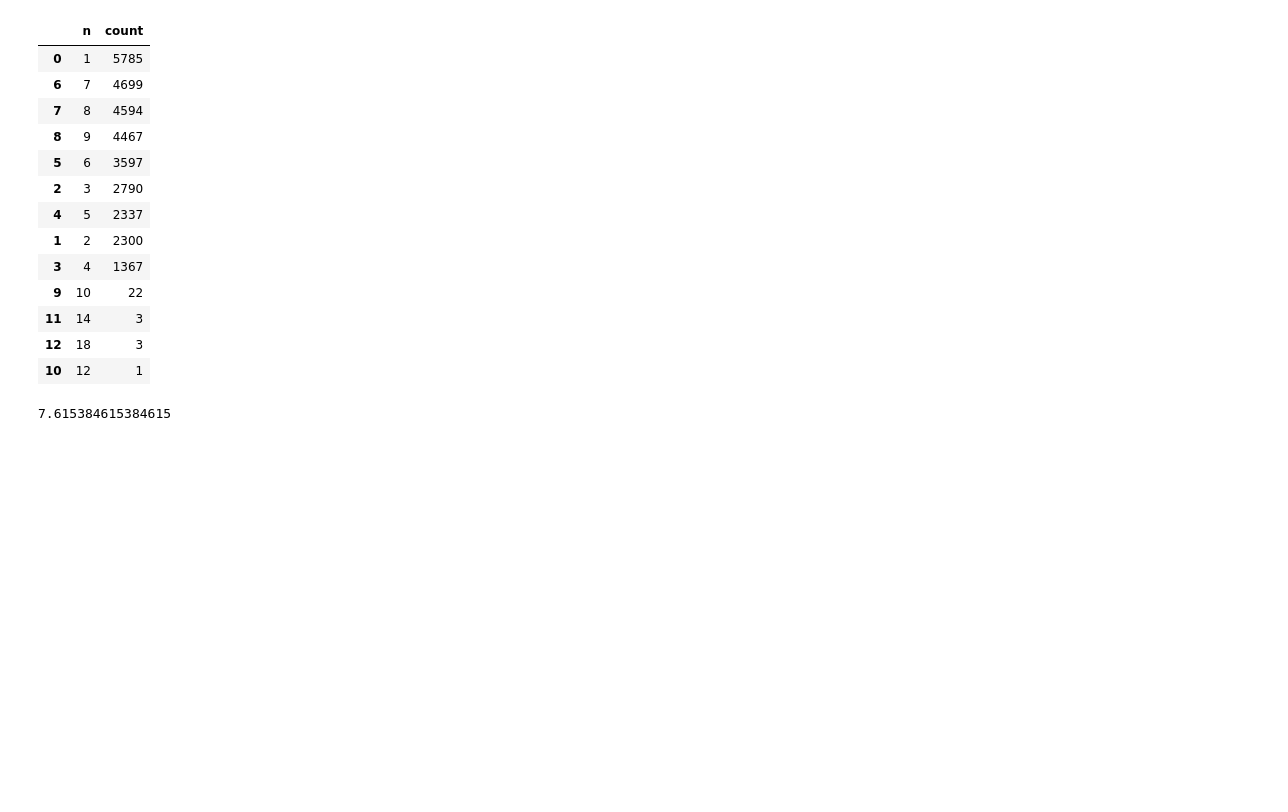
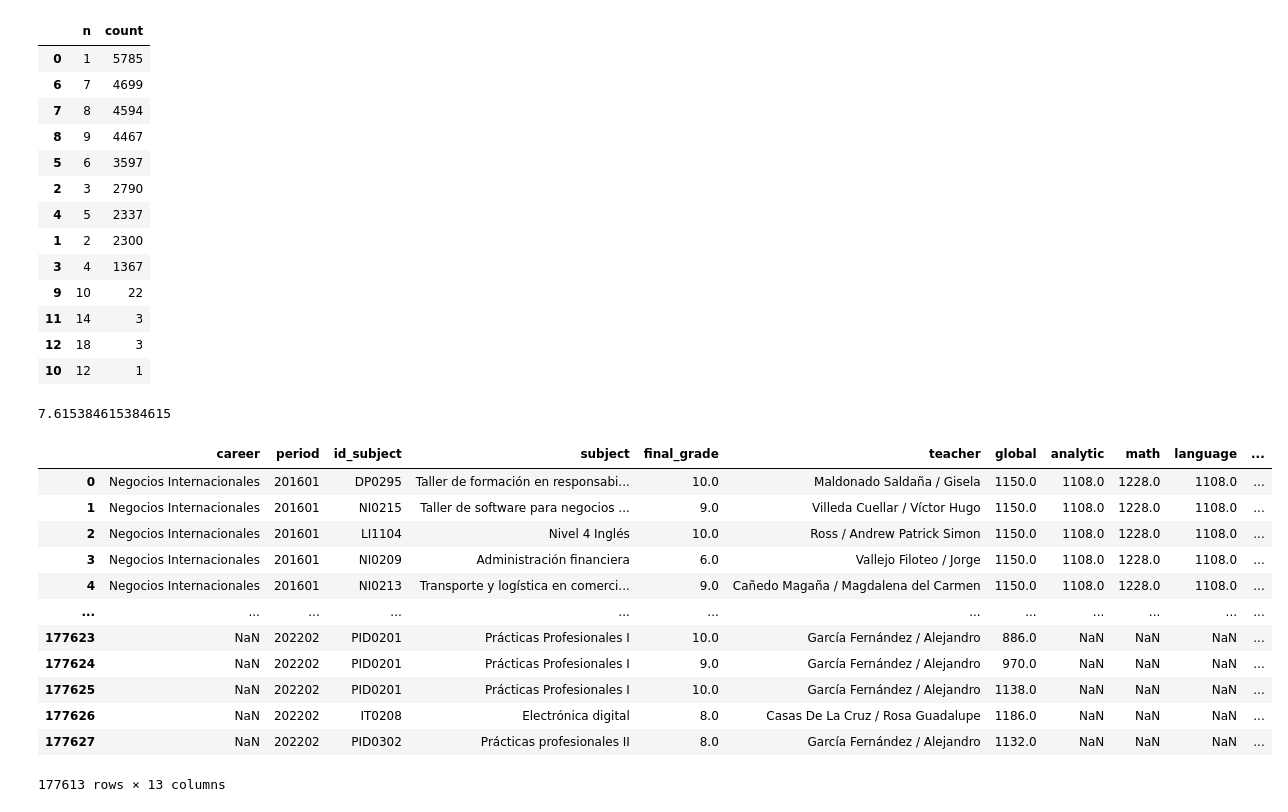
Before and after one commit to 170300075/sure-api-v2, a Jupyter notebook: classificators/classificators.ipynb, the cells around one changed output. Drawn from its saved outputs; the diff is of its cells as text; code cells hidden in the pictures; blank space fills up the shorter version.

```diff
--- a/classificators/classificators.ipynb
+++ b/classificators/classificators.ipynb
@@ -285,3 +285,20 @@ grades_sizes
 grades_sizes["n"].mean()
 # %% [output]
 7.615384615384615
+# %%
+# Filtrar filas que tengan valores vacío
+data[data.isnull().any(axis=1)]
+# %% [output]
+|  | career | period | id_subject | subject | final_grade | teacher | global | analytic | math | language | ... |
+| 0 | Negocios Internacionales | 201601 | DP0295 | Taller de formación en responsabi... | 10.0 | Maldonado Saldaña / Gisela | 1150.0 | 1108.0 | 1228.0 | 1108.0 | ... |
+| 1 | Negocios Internacionales | 201601 | NI0215 | Taller de software para negocios ... | 9.0 | Villeda Cuellar / Víctor Hugo | 1150.0 | 1108.0 | 1228.0 | 1108.0 | ... |
+| 2 | Negocios Internacionales | 201601 | LI1104 | Nivel 4 Inglés | 10.0 | Ross / Andrew Patrick Simon | 1150.0 | 1108.0 | 1228.0 | 1108.0 | ... |
+| 3 | Negocios Internacionales | 201601 | NI0209 | Administración financiera | 6.0 | Vallejo Filoteo / Jorge | 1150.0 | 1108.0 | 1228.0 | 1108.0 | ... |
+| 4 | Negocios Internacionales | 201601 | NI0213 | Transporte y logística en comerci... | 9.0 | Cañedo Magaña / Magdalena del Carmen | 1150.0 | 1108.0 | 1228.0 | 1108.0 | ... |
+| ... | ... | ... | ... | ... | ... | ... | ... | ... | ... | ... | ... |
+| 177623 | NaN | 202202 | PID0201 | Prácticas Profesionales I | 10.0 | García Fernández / Alejandro | 886.0 | NaN | NaN | NaN | ... |
+| 177624 | NaN | 202202 | PID0201 | Prácticas Profesionales I | 9.0 | García Fernández / Alejandro | 970.0 | NaN | NaN | NaN | ... |
+| 177625 | NaN | 202202 | PID0201 | Prácticas Profesionales I | 10.0 | García Fernández / Alejandro | 1138.0 | NaN | NaN | NaN | ... |
+| 177626 | NaN | 202202 | IT0208 | Electrónica digital | 8.0 | Casas De La Cruz / Rosa Guadalupe | 1186.0 | NaN | NaN | NaN | ... |
+| 177627 | NaN | 202202 | PID0302 | Prácticas profesionales II | 8.0 | García Fernández / Alejandro | 1132.0 | NaN | NaN | NaN | ... |
+177613 rows × 13 columns
```
Also changed, not shown: parts of 6 cells of this notebook, 24 other files.
